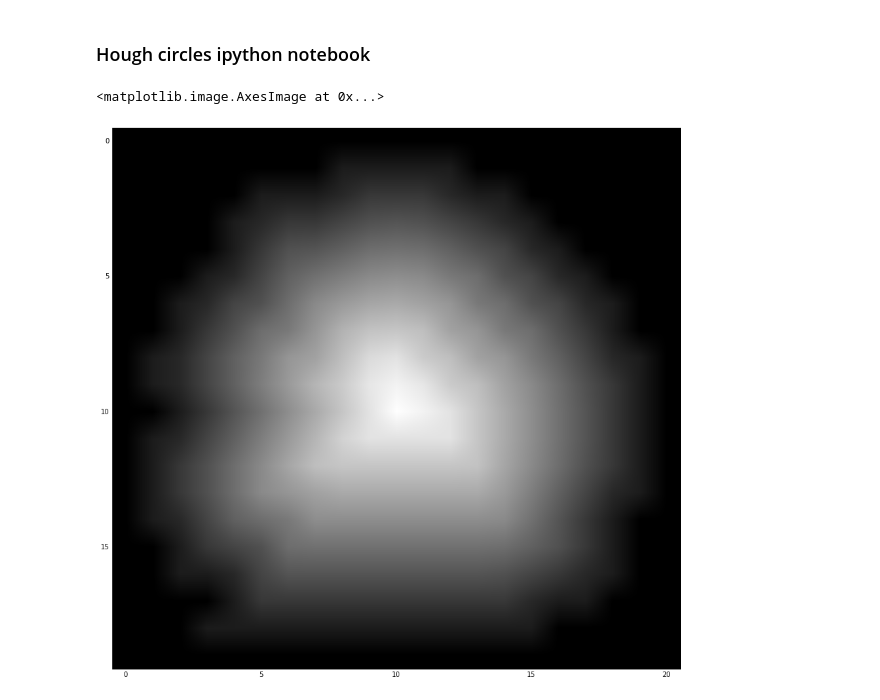
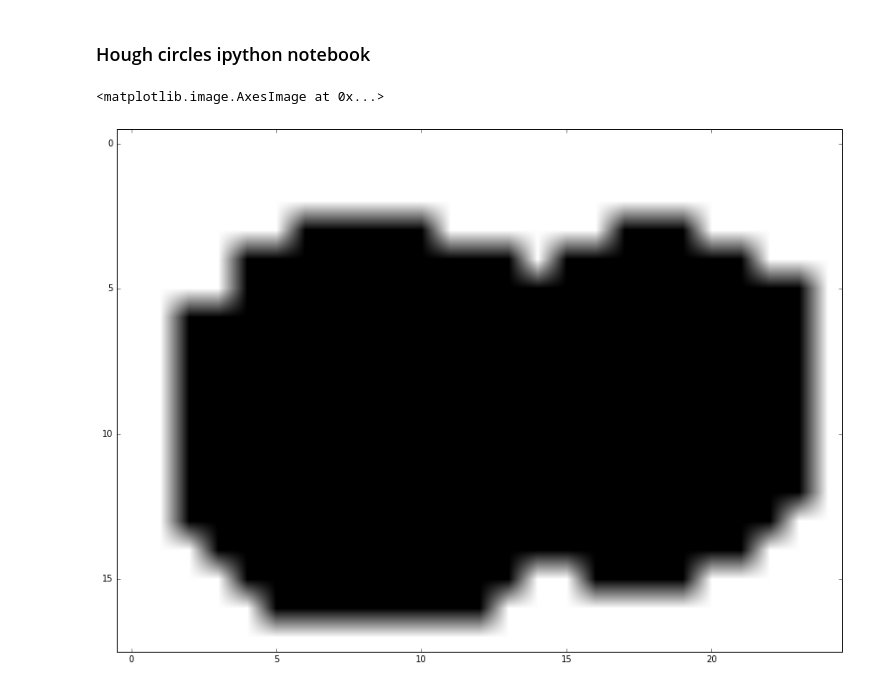
Before and after one commit to thegreatshasha/dopencv, a Jupyter notebook: WatershedTests.ipynb, the cells around one changed output. Saved outputs shown, nothing was run; the diff lists cells and outputs as text; code cells hidden in the pictures.

```diff
--- a/WatershedTests.ipynb
+++ b/WatershedTests.ipynb
@@ -20,13 +20,13 @@ from pylab import rcParams
 from helpers import scaled_resize
 rcParams['figure.figsize'] = 15, 15
 # %%
-input_file = "/Users/shashwat/Downloads/untitled folder/dt1.png"
+input_file = "/Users/shashwat/Downloads/watershed1.tiff"
 
 img_gray = cv2.imread(input_file, 0)
 img = cv2.imread(input_file)
 
 plt.imshow(img_gray, cmap='gray')
 # %% [output]
 <matplotlib.image.AxesImage at 0x...>
-[figure, old version]
+[figure, new version]
 # %%
```
Also changed, not shown: parts of 8 cells of this notebook, 24 other files.
